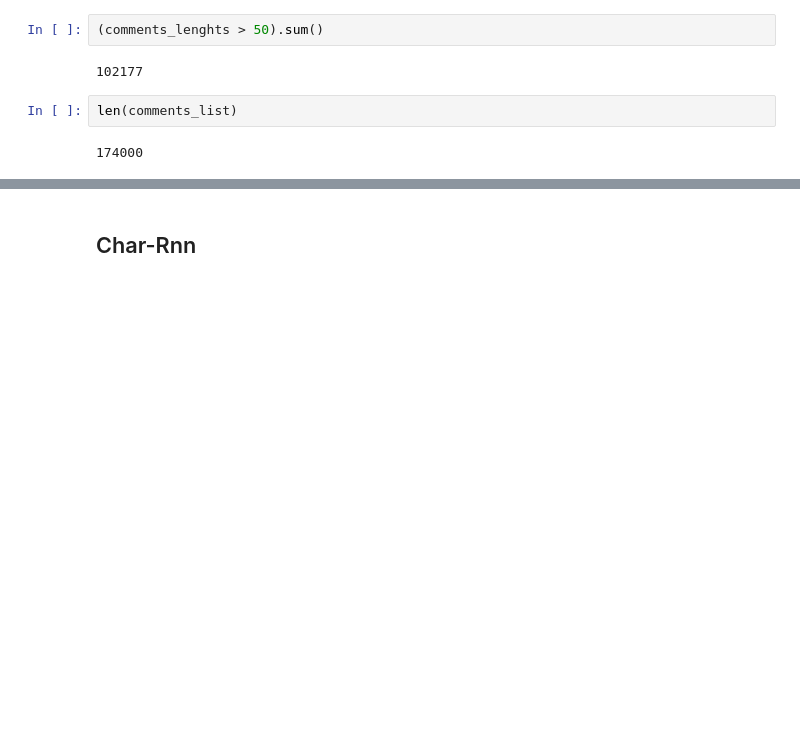
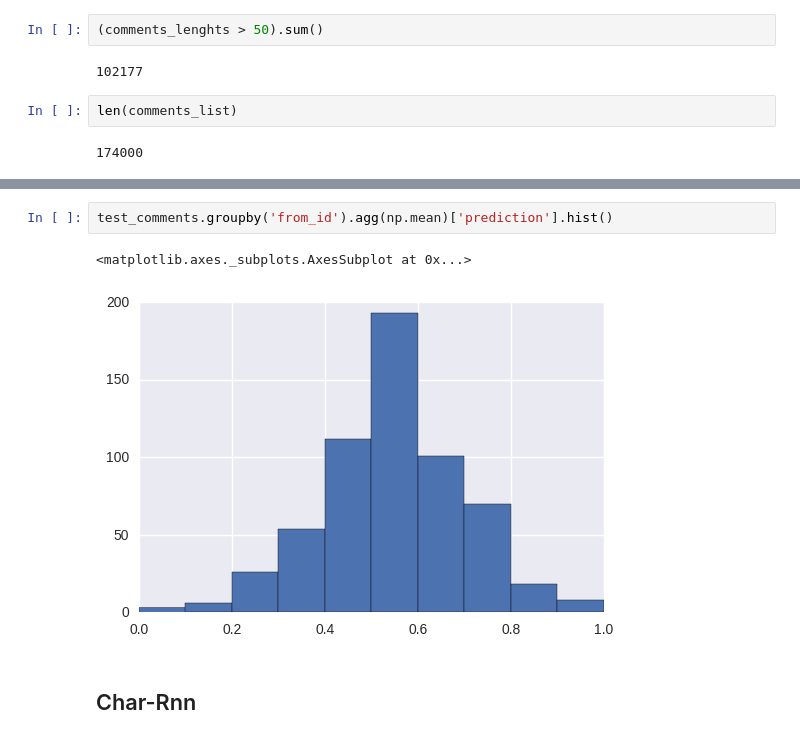
Before and after one commit to EvgenyKashin/CommentsAnalysis, a Jupyter notebook: comments_both.ipynb, the cells around one changed output, grey strips where cells are left out. Drawn from its saved outputs; the diff is of its cells as text; blank space fills up the shorter version.

```diff
--- a/comments_both.ipynb
+++ b/comments_both.ipynb
@@ -684,3 +789,8 @@ len(comments_list)
+# %%
+test_comments.groupby('from_id').agg(np.mean)['prediction'].hist()
+# %% [output]
+<matplotlib.axes._subplots.AxesSubplot at 0x...>
+[figure, added]
 # %% [markdown]
 ## Char-Rnn
 # %% [markdown]
```
Also changed, not shown: parts of 174 cells of this notebook, 8 other files.
